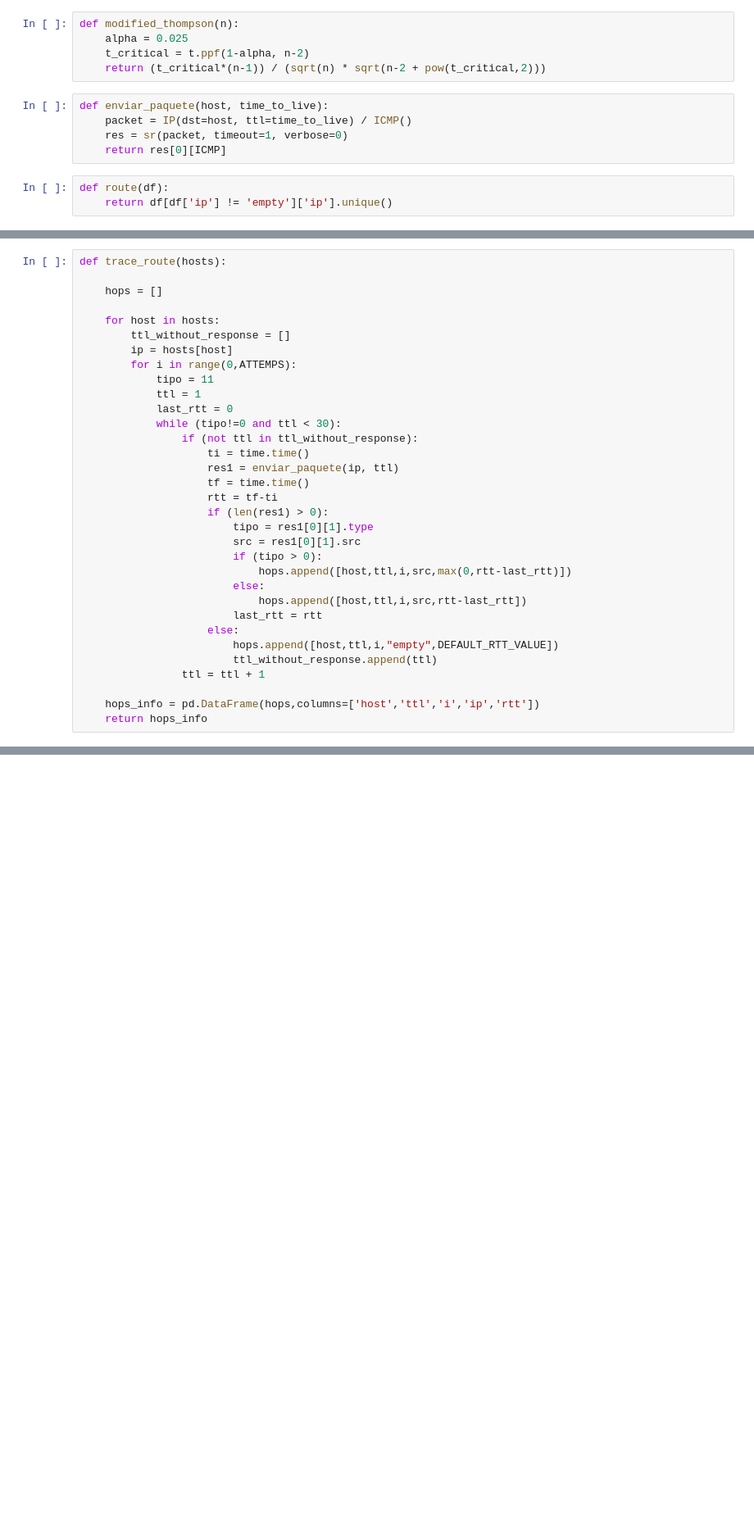
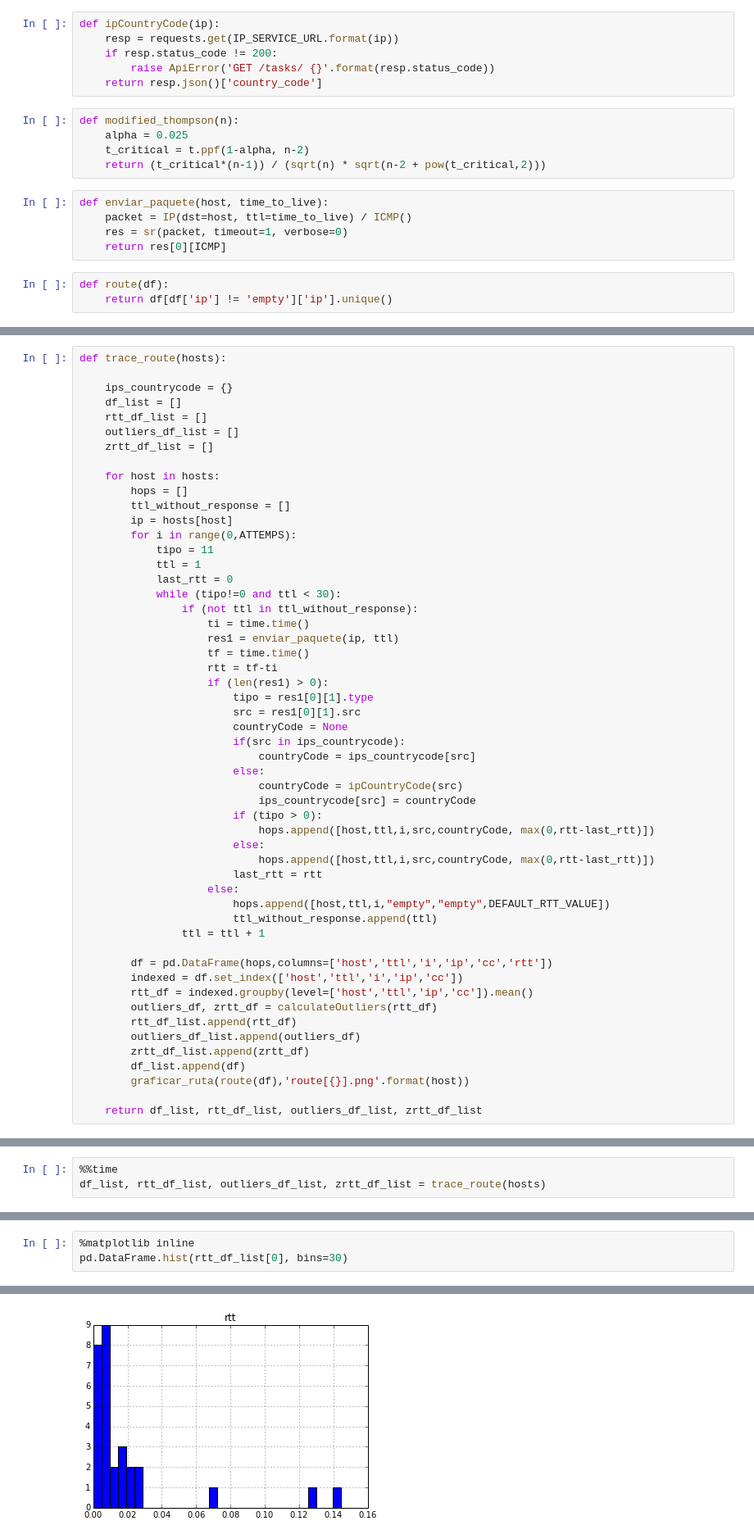
Before and after one commit to calasius/redes, a Jupyter notebook: tp2/calculate_route_outliers.ipynb, the cells around one changed output, grey strips where cells are left out. Shown: that part at 82% size. Cells and saved outputs as stored; diff of their text form; blank space fills up the shorter version.

```diff
--- a/tp2/calculate_route_outliers.ipynb
+++ b/tp2/calculate_route_outliers.ipynb
@@ -18,3 +136,9 @@ ATTEMPS = 30
+# %%
+def ipCountryCode(ip):
+    resp = requests.get(IP_SERVICE_URL.format(ip))
+    if resp.status_code != 200:
+        raise ApiError('GET /tasks/ {}'.format(resp.status_code))
+    return resp.json()['country_code']
 # %%
 def modified_thompson(n):
     alpha = 0.025
@@ -31,9 +165,14 @@ def route(df):
 # %%
 def trace_route(hosts):
 
-    hops = []
+    ips_countrycode = {}
+    df_list = []
+    rtt_df_list = []
+    outliers_df_list = []
+    zrtt_df_list = []
 
     for host in hosts:
+        hops = []
         ttl_without_response = []
         ip = hosts[host]
         for i in range(0,ATTEMPS):
@@ -49,15 +188,30 @@ def trace_route(hosts):
                     if (len(res1) > 0):
                         tipo = res1[0][1].type
                         src = res1[0][1].src
+                        countryCode = None
+                        if(src in ips_countrycode):
+                            countryCode = ips_countrycode[src]
+                        else:
+                            countryCode = ipCountryCode(src)
+                            ips_countrycode[src] = countryCode
                         if (tipo > 0):
-                            hops.append([host,ttl,i,src,max(0,rtt-last_rtt)])
+                            hops.append([host,ttl,i,src,countryCode, max(0,rtt-last_rtt)])
                         else:
-                            hops.append([host,ttl,i,src,rtt-last_rtt])
+                            hops.append([host,ttl,i,src,countryCode, max(0,rtt-last_rtt)])
                         last_rtt = rtt
                     else:
-                        hops.append([host,ttl,i,"empty",DEFAULT_RTT_VALUE])
+                        hops.append([host,ttl,i,"empty","empty",DEFAULT_RTT_VALUE])
                         ttl_without_response.append(ttl)
                 ttl = ttl + 1
 
-    hops_info = pd.DataFrame(hops,columns=['host','ttl','i','ip','rtt'])
-    return hops_info
+        df = pd.DataFrame(hops,columns=['host','ttl','i','ip','cc','rtt'])
+        indexed = df.set_index(['host','ttl','i','ip','cc'])
+        rtt_df = indexed.groupby(level=['host','ttl','ip','cc']).mean()
+        outliers_df, zrtt_df = calculateOutliers(rtt_df)
+        rtt_df_list.append(rtt_df)
+        outliers_df_list.append(outliers_df)
+        zrtt_df_list.append(zrtt_df)
+        df_list.append(df)
+        graficar_ruta(route(df),'route[{}].png'.format(host))
+
+    return df_list, rtt_df_list, outliers_df_list, zrtt_df_list
@@ -98,0 +218,3 @@ array(['200.89.161.81', '200.89.165.1', '200.89.165.250', '67.17.94.249',
+# %%
+%%time
+df_list, rtt_df_list, outliers_df_list, zrtt_df_list = trace_route(hosts)
@@ -98,0 +279,4 @@ array(['200.89.161.81', '200.89.165.1', '200.89.165.250', '67.17.94.249',
+# %%
+%matplotlib inline
+pd.DataFrame.hist(rtt_df_list[0], bins=30)
+# %% [output]
@@ -98,0 +284 @@ array(['200.89.161.81', '200.89.165.1', '200.89.165.250', '67.17.94.249',
+[figure, added]
```
Also changed, not shown: parts of 25 cells of this notebook, 29 other files.
